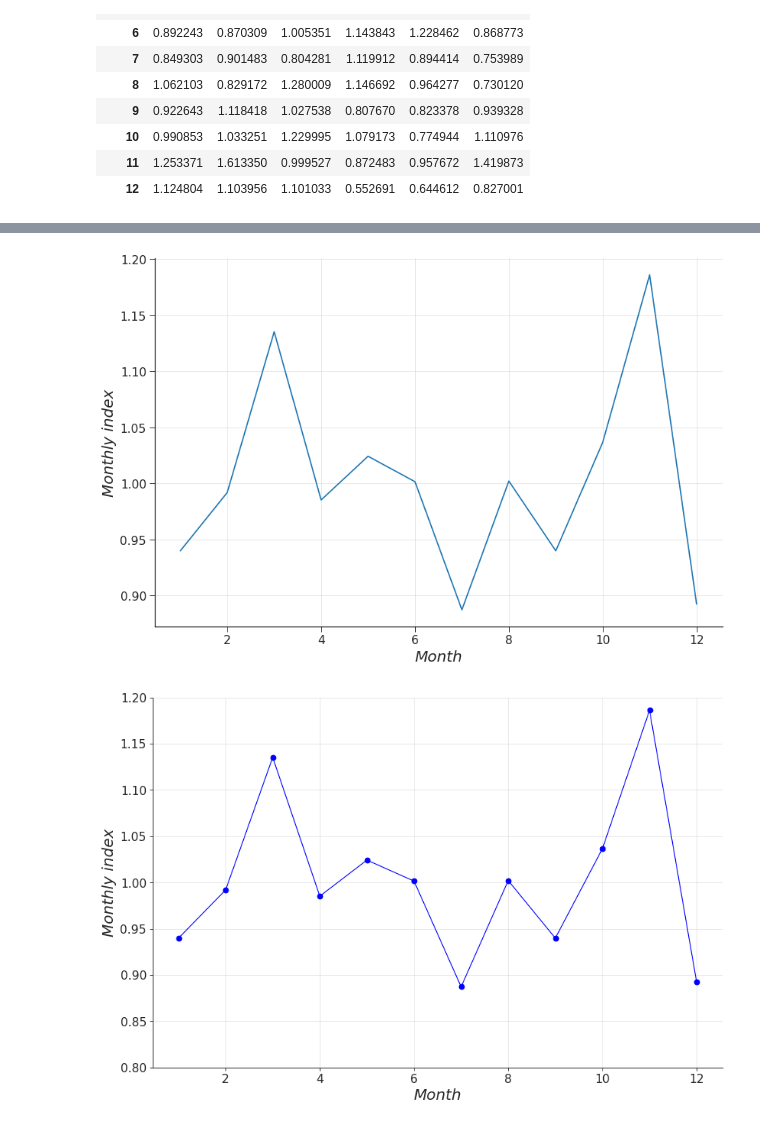
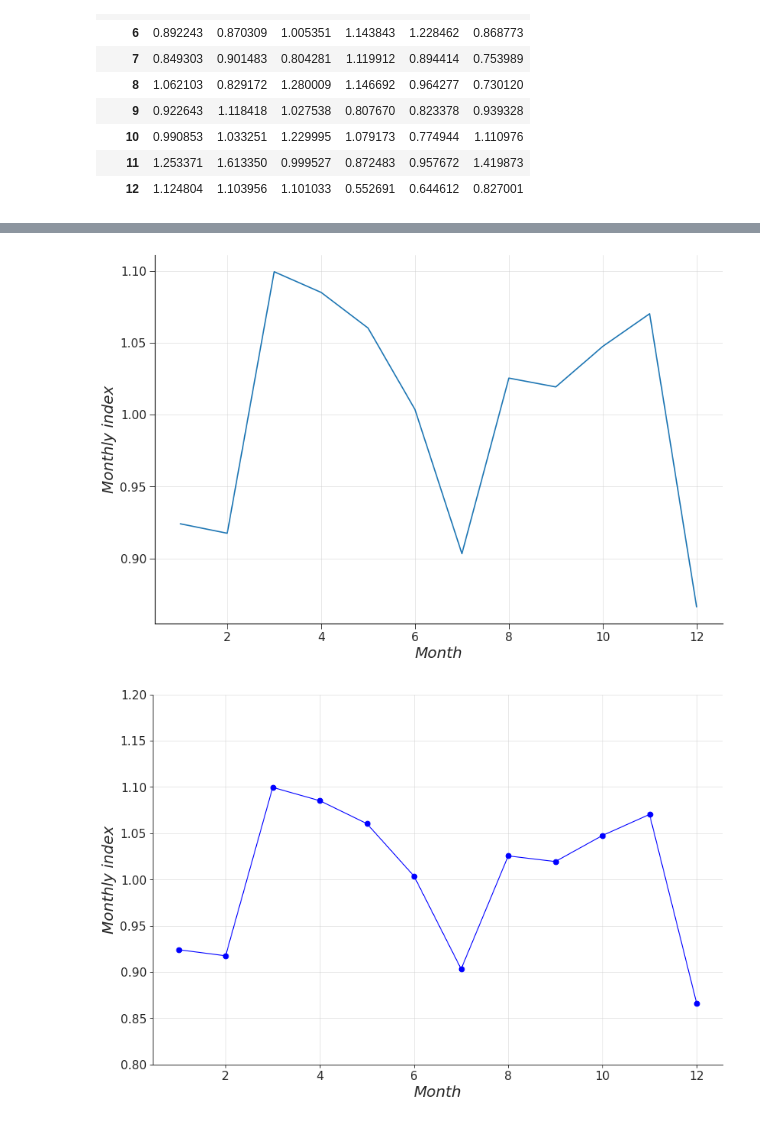
Before and after one commit to ADv0rnik/Data-analysis-for-JER, a Jupyter notebook: Monthly_index_calc_Mazyr.ipynb, the cells around one changed output, grey strips where cells are left out. Saved outputs shown, nothing was run; the diff lists cells and outputs as text; code cells hidden in the pictures.

```diff
--- a/Monthly_index_calc_Mazyr.ipynb
+++ b/Monthly_index_calc_Mazyr.ipynb
@@ -268,5 +268,7 @@ monthly_ind1.set_index('Month')
 | 11 | 1.253371 | 1.613350 | 0.999527 | 0.872483 | 0.957672 | 1.419873 |
 | 12 | 1.124804 | 1.103956 | 1.101033 | 0.552691 | 0.644612 | 0.827001 |
 # %%
-pd.concat([monthly_ind, monthly_ind1], sort=False, axis=1)
+m_i_merged = monthly_ind.merge(monthly_ind1, how='inner', on='Month')
+m_i_merged
+#pd.concat([monthly_ind, monthly_ind1], sort=False, axis=1)
 # %% [output]
@@ -286,5 +288,6 @@ pd.concat([monthly_ind, monthly_ind1], sort=False, axis=1)
 # %%
-monthly_ind['Mean'] = monthly_ind.iloc[:, 1:7].mean(axis=1)
-monthly_ind.to_csv('/content/drive/MyDrive/Colab Notebooks/Data for JER/Mon_index2013-2018_Mazyr.csv')
-monthly_ind
+m_i_merged['Mean'] = m_i_merged.iloc[:, 1:].mean(axis=1)
+m_i_merged['SEM'] = m_i_merged.iloc[:, 1:11].sem(axis=1)
+m_i_merged.to_csv('/content/drive/MyDrive/Colab Notebooks/Data for JER/Mon_index2007-2018_Mazyr.csv')
+m_i_merged
 # %% [output]
@@ -304,23 +307,23 @@ monthly_ind
 # %%
 f, ax = plt.subplots(figsize = (12, 8), dpi = 80)
-sns.lineplot(data=monthly_ind, x = 'Month', y = 'Mean')
+sns.lineplot(data=m_i_merged, x = 'Month', y = 'Mean')
 ax.set_ylabel('Monthly index', fontsize = 18,fontstyle='oblique', fontweight = 'medium')
 ax.set_xlabel('Month', fontsize = 18, fontstyle='oblique', fontweight = 'medium')
 ax.tick_params(axis = 'both', labelsize = 12, length = 6)
 ax.spines['bottom'].set_linewidth(1)
 ax.spines['bottom'].set_color('black')
 ax.spines['left'].set_linewidth(1)
 ax.spines['left'].set_color('black')
 ax.spines['top'].set_visible(False)
 ax.spines['right'].set_visible(False)
 plt.xticks(fontsize = 14)
 plt.yticks(fontsize = 14)
 plt.grid(alpha = 0.5)
 # %% [output]
-[figure, old version]
+[figure, new version]
 # %%
-x = monthly_ind['Month']
-y = monthly_ind['Mean']
+x = m_i_merged['Month']
+y = m_i_merged['Mean']
 fig, ax = plt.subplots(1, figsize = (12,8), dpi = 80)
 #plt.figure(1, figsize = (12,8), dpi = 80)
 plt.plot(x, y,
@@ -338,7 +341,7 @@ ax.spines['top'].set_visible(False)
 ax.spines['right'].set_visible(False)
 plt.grid(alpha = 0.5)
 # %% [output]
-[figure, old version]
+[figure, new version]
 # %%
 #использовать цикл для перебора столбцов
 #использовать метод loc[]
```
Also changed, not shown: parts of 7 cells of this notebook.
